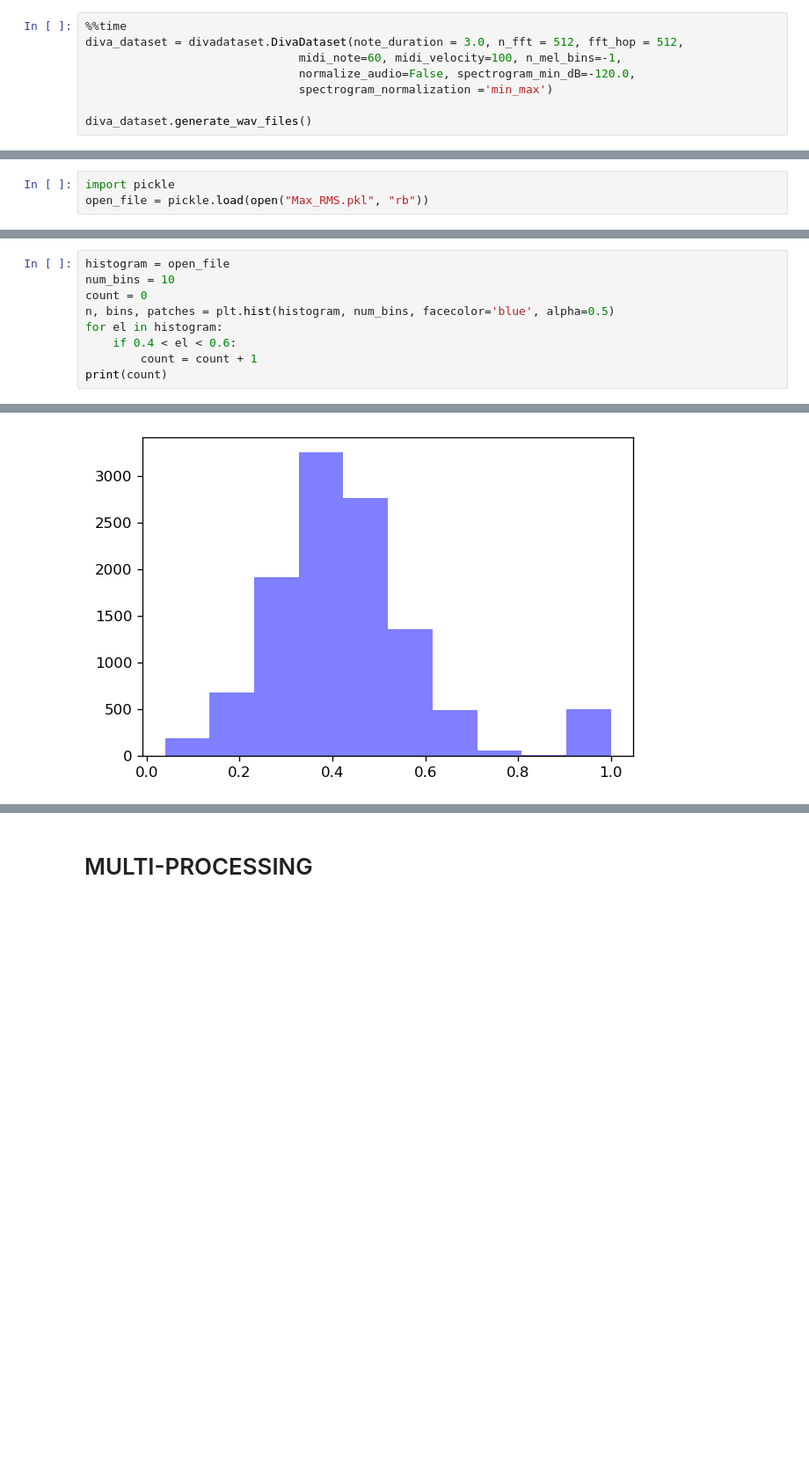
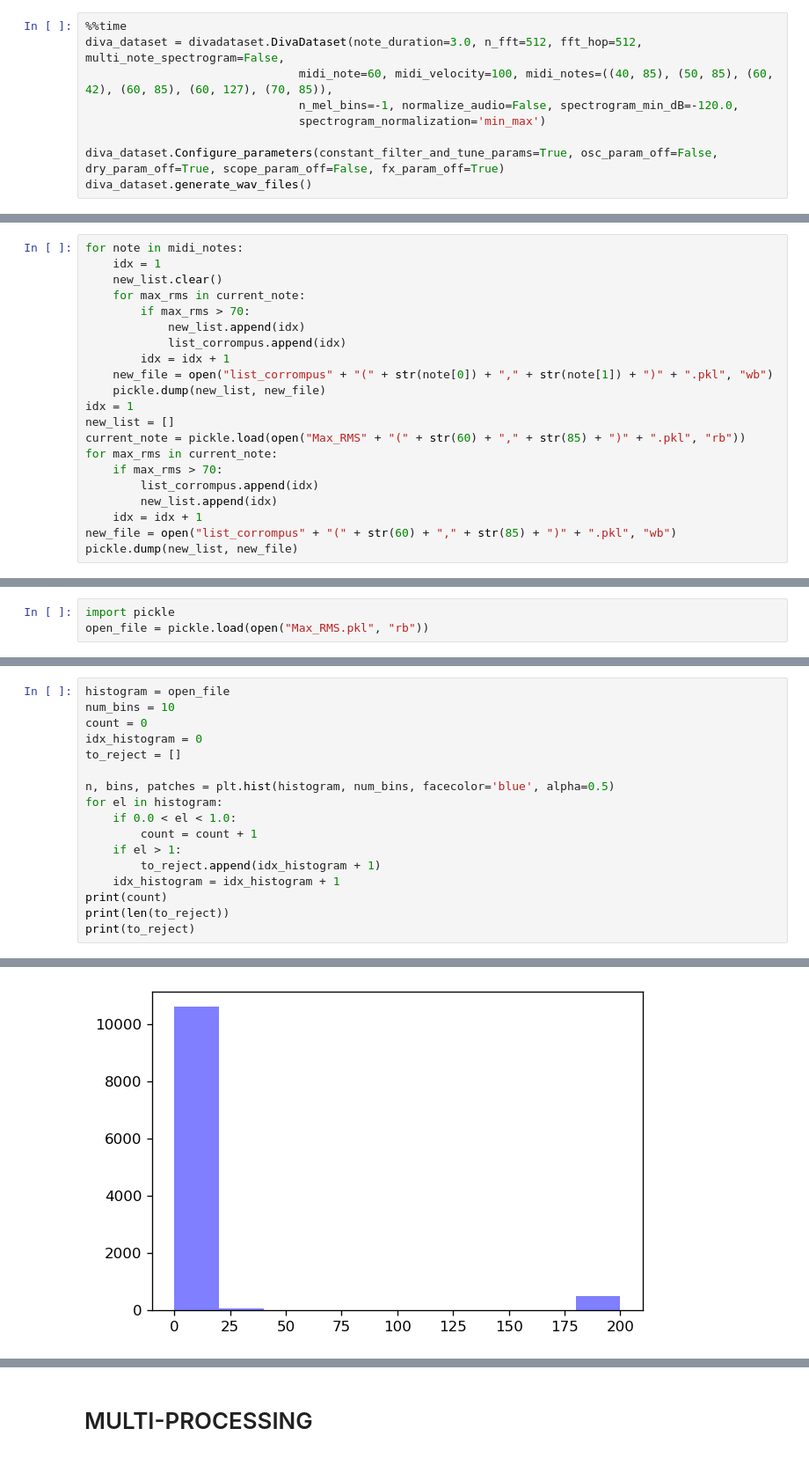
Before and after one commit to gwendal-lv/preset-gen-vae, a Jupyter notebook: Diva_notebook.ipynb, the cells around one changed output, grey strips where cells are left out. Shown at 88% size. Cells and saved outputs as stored; diff of their text form; blank space fills up the shorter version.

```diff
--- a/Diva_notebook.ipynb
+++ b/Diva_notebook.ipynb
@@ -103,10 +103,11 @@ plt.show()
 [figure]
 # %%
 %%time
-diva_dataset = divadataset.DivaDataset(note_duration = 3.0, n_fft = 512, fft_hop = 512,
-                               midi_note=60, midi_velocity=100, n_mel_bins=-1,
-                               normalize_audio=False, spectrogram_min_dB=-120.0,
-                               spectrogram_normalization ='min_max')
+diva_dataset = divadataset.DivaDataset(note_duration=3.0, n_fft=512, fft_hop=512, multi_note_spectrogram=False,
+                               midi_note=60, midi_velocity=100, midi_notes=((40, 85), (50, 85), (60, 42), (60, 85), (60, 127), (70, 85)),
+                               n_mel_bins=-1, normalize_audio=False, spectrogram_min_dB=-120.0,
+                               spectrogram_normalization='min_max')
 
+diva_dataset.Configure_parameters(constant_filter_and_tune_params=True, osc_param_off=False, dry_param_off=True, scope_param_off=False, fx_param_off=True)
 diva_dataset.generate_wav_files()
 # %% [output]
@@ -356,3 +559,24 @@ print(possibles_values)
+# %%
+for note in midi_notes:
+    idx = 1
+    new_list.clear()
+    for max_rms in current_note:
+        if max_rms > 70:
+            new_list.append(idx)
+            list_corrompus.append(idx)
+        idx = idx + 1
+    new_file = open("list_corrompus" + "(" + str(note[0]) + "," + str(note[1]) + ")" + ".pkl", "wb")
+    pickle.dump(new_list, new_file)
+idx = 1
+new_list = []
+current_note = pickle.load(open("Max_RMS" + "(" + str(60) + "," + str(85) + ")" + ".pkl", "rb"))
+for max_rms in current_note:
+    if max_rms > 70:
+        list_corrompus.append(idx)
+        new_list.append(idx)
+    idx = idx + 1
+new_file = open("list_corrompus" + "(" + str(60) + "," + str(85) + ")" + ".pkl", "wb")
+pickle.dump(new_list, new_file)
 # %%
 def render_and_plot_audio(preset_idx, load_pre_rendered_wav=False, dry = False):
     midi_note = 60
@@ -473,9 +692,17 @@ print(max(open_file))
 histogram = open_file
 num_bins = 10
 count = 0
+idx_histogram = 0
+to_reject = []
+
 n, bins, patches = plt.hist(histogram, num_bins, facecolor='blue', alpha=0.5)
 for el in histogram:
-    if 0.4 < el < 0.6:
+    if 0.0 < el < 1.0:
         count = count + 1
+    if el > 1:
+        to_reject.append(idx_histogram + 1)
+    idx_histogram = idx_histogram + 1
 print(count)
+print(len(to_reject))
+print(to_reject)
 # %% [output]
@@ -483,4 +712,4 @@ print(count)
-[figure, old version]
+[figure, new version]
 # %%
 num_bins  = 10
 count     = 0
```
Also changed, not shown: parts of 29 cells of this notebook, 9 other files.
